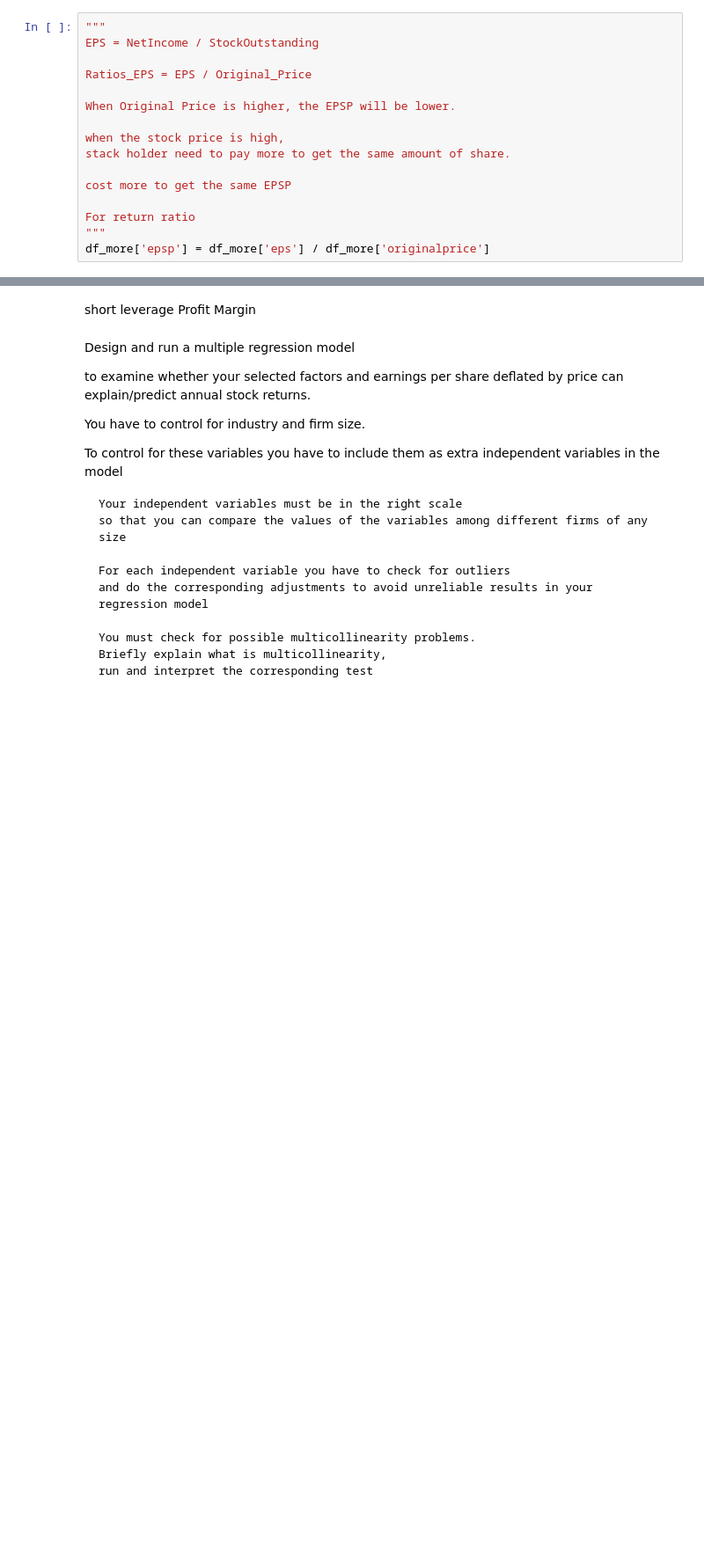
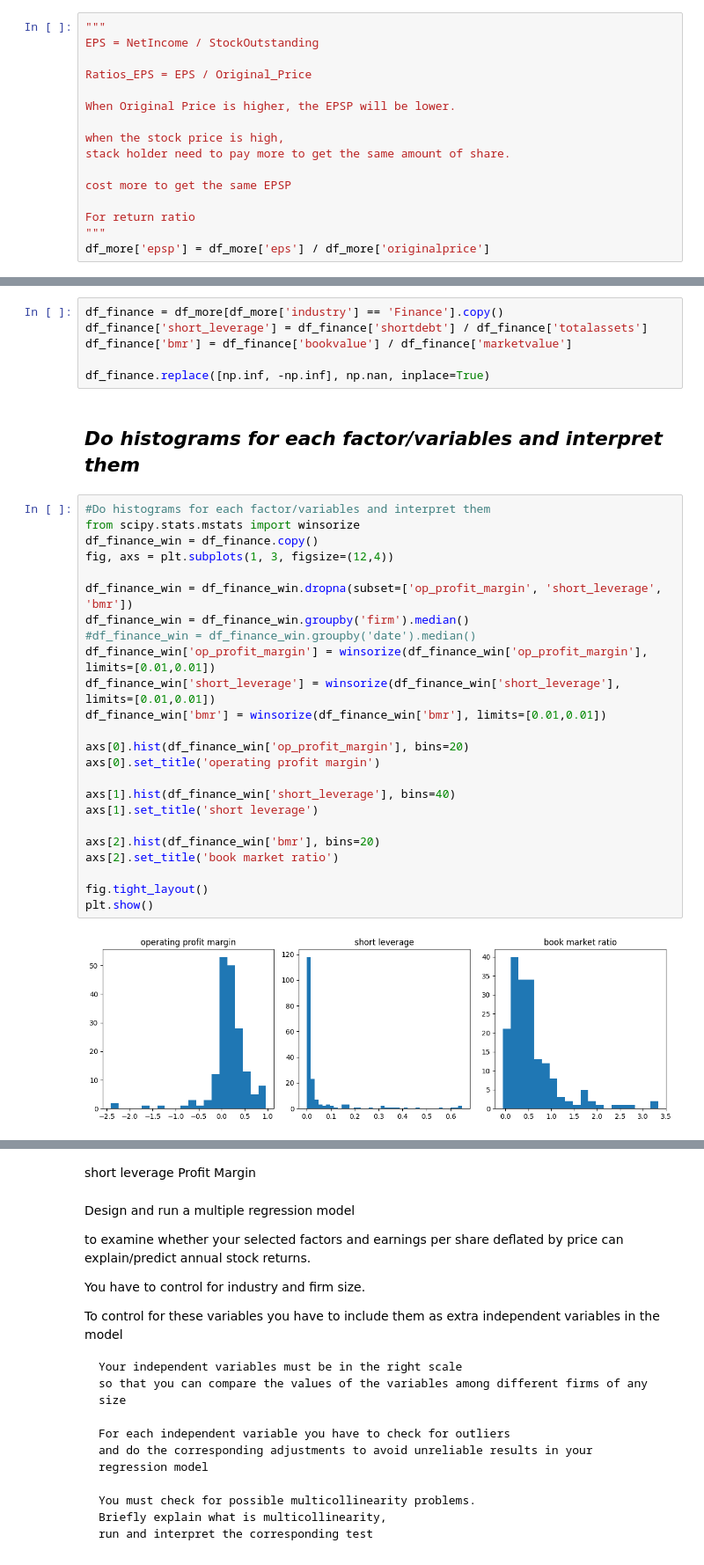
Before and after one commit to A01706648/TC3006_ClassWork, a Jupyter notebook: m1/M1_Delivery.ipynb, the cells around one changed output, grey strips where cells are left out. Shown at 88% size. Saved outputs shown, nothing was run; the diff lists cells and outputs as text; blank space fills up the shorter version.

Commit message:
finish graph of 3 factors

```diff
--- a/m1/M1_Delivery.ipynb
+++ b/m1/M1_Delivery.ipynb
@@ -493,0 +515,34 @@ df_finance = df_more[df_more['industry'] == 'Finance']
+# %%
+df_finance = df_more[df_more['industry'] == 'Finance'].copy()
+df_finance['short_leverage'] = df_finance['shortdebt'] / df_finance['totalassets']
+df_finance['bmr'] = df_finance['bookvalue'] / df_finance['marketvalue']
+
+df_finance.replace([np.inf, -np.inf], np.nan, inplace=True)
+# %% [markdown]
+## ***Do histograms for each factor/variables and interpret them***
+# %%
+#Do histograms for each factor/variables and interpret them
+from scipy.stats.mstats import winsorize
+df_finance_win = df_finance.copy()
+fig, axs = plt.subplots(1, 3, figsize=(12,4))
+
+df_finance_win = df_finance_win.dropna(subset=['op_profit_margin', 'short_leverage', 'bmr'])
+df_finance_win = df_finance_win.groupby('firm').median()
+#df_finance_win = df_finance_win.groupby('date').median()
+df_finance_win['op_profit_margin'] = winsorize(df_finance_win['op_profit_margin'], limits=[0.01,0.01])
+df_finance_win['short_leverage'] = winsorize(df_finance_win['short_leverage'], limits=[0.01,0.01])
+df_finance_win['bmr'] = winsorize(df_finance_win['bmr'], limits=[0.01,0.01])
+
+axs[0].hist(df_finance_win['op_profit_margin'], bins=20)
+axs[0].set_title('operating profit margin')
+
+axs[1].hist(df_finance_win['short_leverage'], bins=40)
+axs[1].set_title('short leverage')
+
+axs[2].hist(df_finance_win['bmr'], bins=20)
+axs[2].set_title('book market ratio')
+
+fig.tight_layout()
+plt.show()
+# %% [output]
+[figure, added]
```
Also changed, not shown: parts of 21 cells of this notebook.
